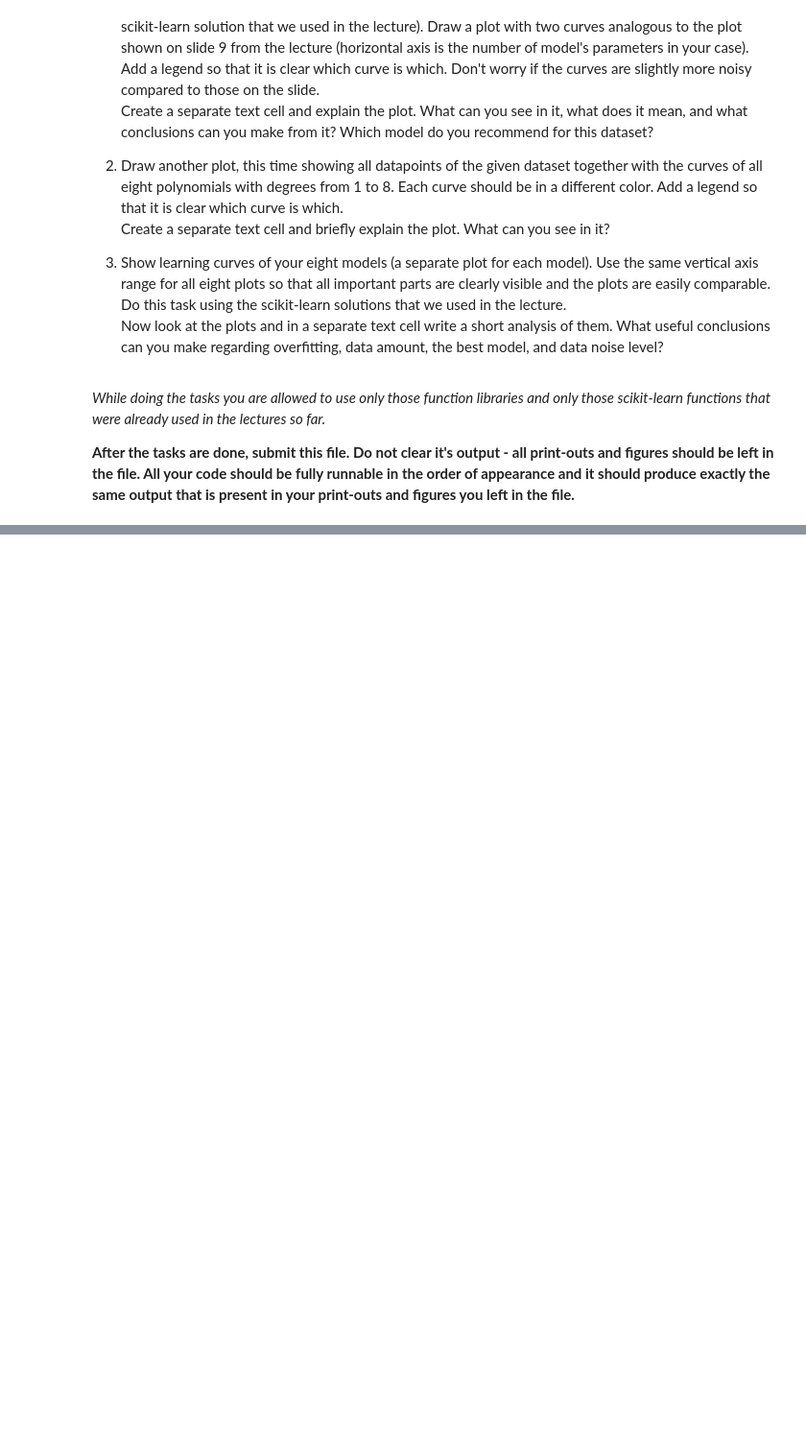
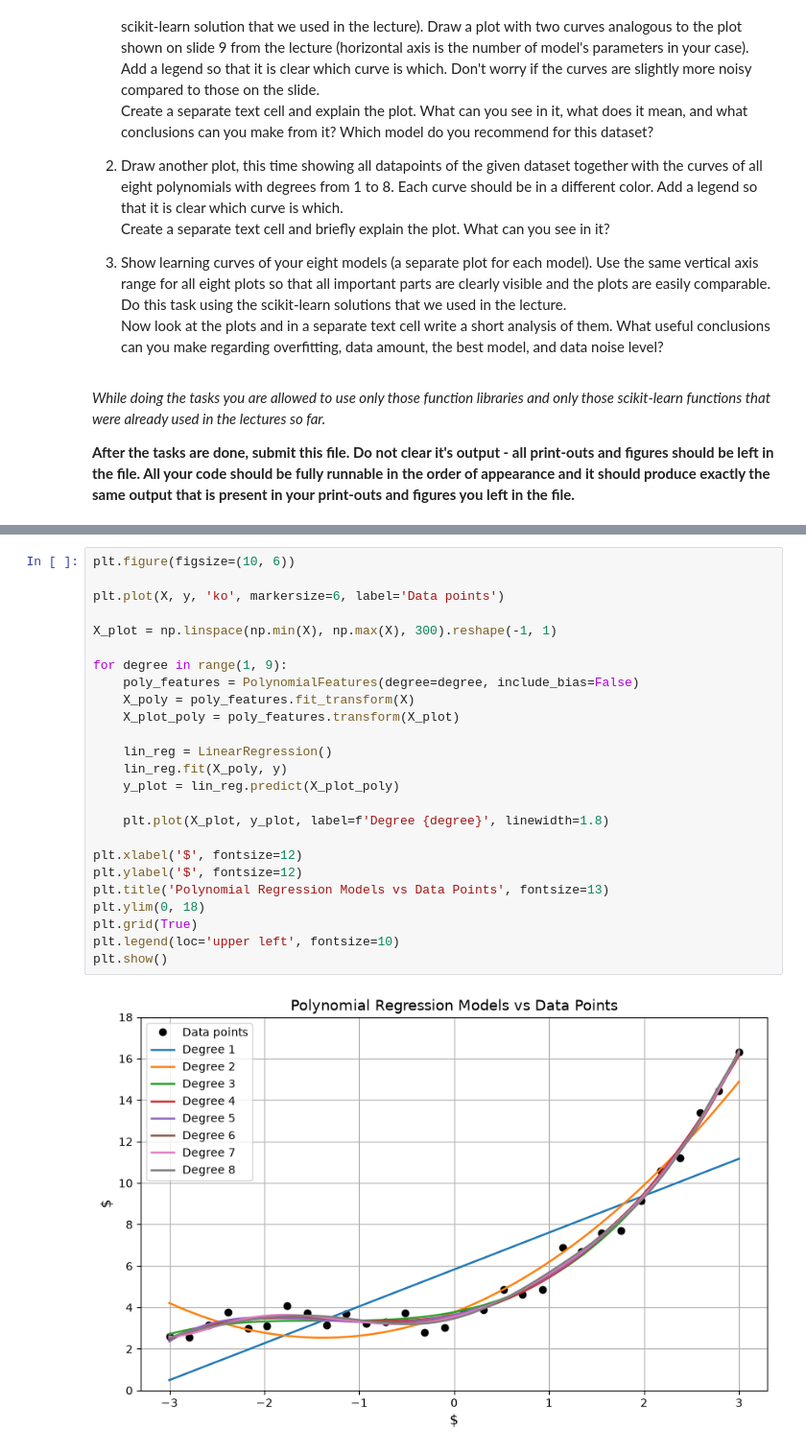
Before and after one commit to Sparkobbable/machine-learning-algorithms, a Jupyter notebook: 4_Assignment_EN.ipynb, the cells around one changed output, grey strips where cells are left out. Shown at 96% size. Drawn from its saved outputs; the diff is of its cells as text; blank space fills up the shorter version.

```diff
--- a/4_Assignment_EN.ipynb
+++ b/4_Assignment_EN.ipynb
@@ -41,0 +105,27 @@ Now look at the plots and in a separate text cell write a short analysis of them
+# %%
+plt.figure(figsize=(10, 6))
+
+plt.plot(X, y, 'ko', markersize=6, label='Data points')
+
+X_plot = np.linspace(np.min(X), np.max(X), 300).reshape(-1, 1)
+
+for degree in range(1, 9):
+    poly_features = PolynomialFeatures(degree=degree, include_bias=False)
+    X_poly = poly_features.fit_transform(X)
+    X_plot_poly = poly_features.transform(X_plot)
+
+    lin_reg = LinearRegression()
+    lin_reg.fit(X_poly, y)
+    y_plot = lin_reg.predict(X_plot_poly)
+
+    plt.plot(X_plot, y_plot, label=f'Degree {degree}', linewidth=1.8)
+
+plt.xlabel('$', fontsize=12)
+plt.ylabel('$', fontsize=12)
+plt.title('Polynomial Regression Models vs Data Points', fontsize=13)
+plt.ylim(0, 18)
+plt.grid(True)
+plt.legend(loc='upper left', fontsize=10)
+plt.show()
+# %% [output]
+[figure, added]
```
Also changed, not shown: parts of 6 cells of this notebook.
